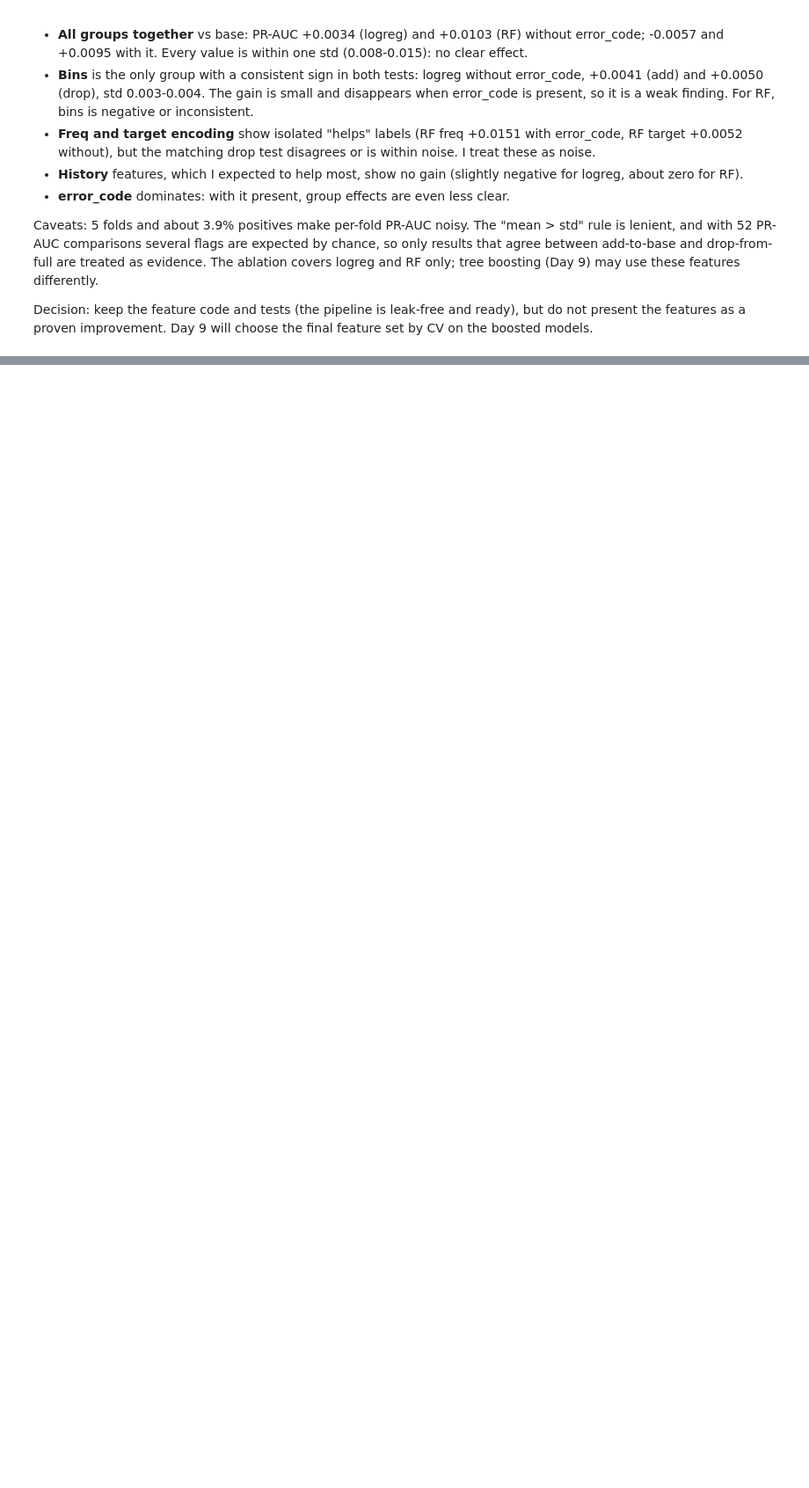
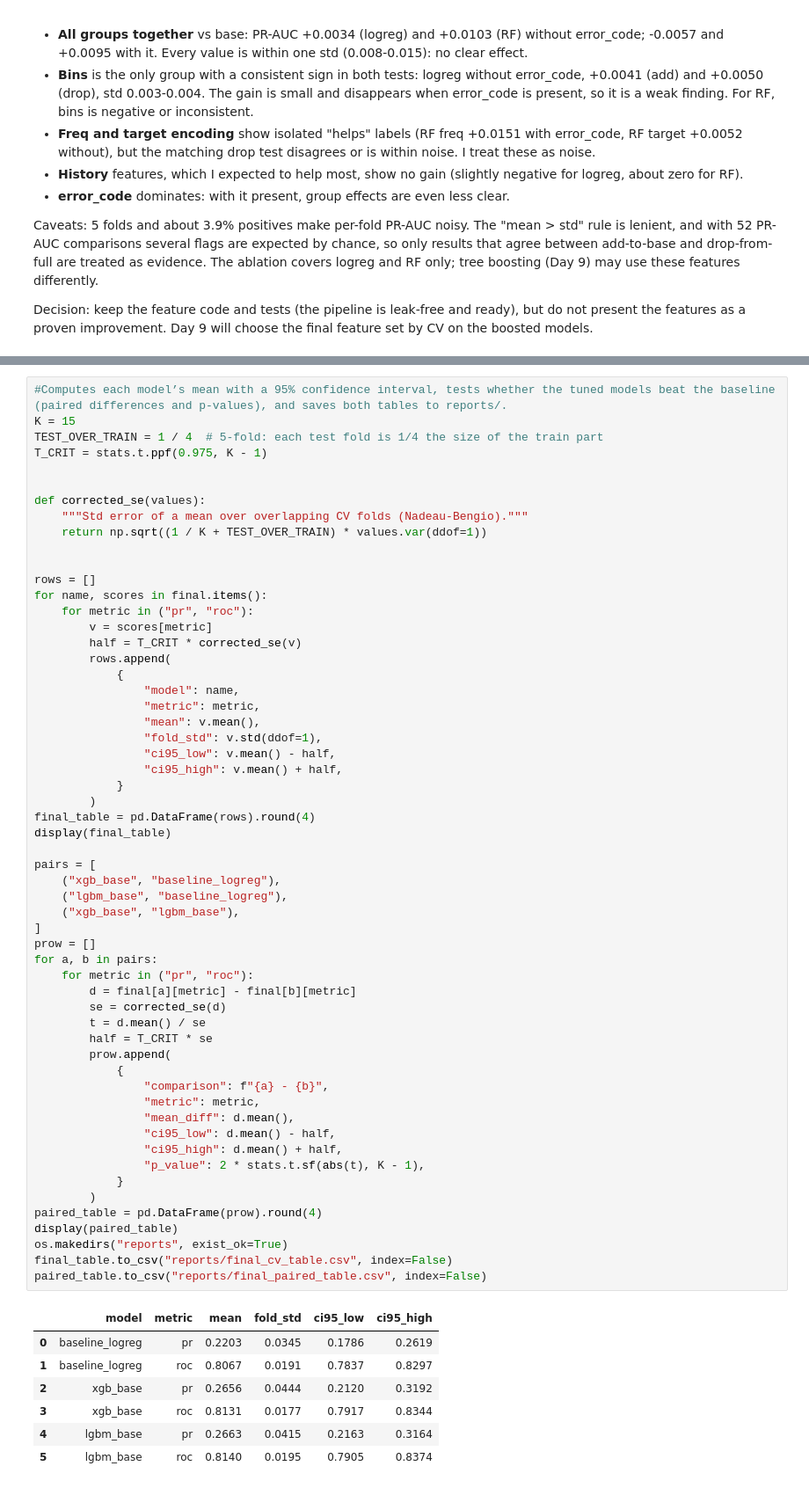
Before and after one commit to abhishekadbhute-create/abhishek-attenomy-ml-internship, a Jupyter notebook: notebooks/04_tuning.ipynb, the cells around one changed output, grey strips where cells are left out. Shown at 88% size. Cells and saved outputs as stored; diff of their text form; blank space fills up the shorter version.

```diff
--- a/notebooks/04_tuning.ipynb
+++ b/notebooks/04_tuning.ipynb
@@ -210,0 +385,65 @@ Decision: keep the feature code and tests (the pipeline is leak-free and ready),
+# %%
+#Computes each model’s mean with a 95% confidence interval, tests whether the tuned models beat the baseline (paired differences and p-values), and saves both tables to reports/.
+K = 15
+TEST_OVER_TRAIN = 1 / 4  # 5-fold: each test fold is 1/4 the size of the train part
+T_CRIT = stats.t.ppf(0.975, K - 1)
+
+
+def corrected_se(values):
+    """Std error of a mean over overlapping CV folds (Nadeau-Bengio)."""
+    return np.sqrt((1 / K + TEST_OVER_TRAIN) * values.var(ddof=1))
+
+
+rows = []
+for name, scores in final.items():
+    for metric in ("pr", "roc"):
+        v = scores[metric]
+        half = T_CRIT * corrected_se(v)
+        rows.append(
+            {
+                "model": name,
+                "metric": metric,
+                "mean": v.mean(),
+                "fold_std": v.std(ddof=1),
+                "ci95_low": v.mean() - half,
+                "ci95_high": v.mean() + half,
+            }
+        )
+final_table = pd.DataFrame(rows).round(4)
+display(final_table)
+
+pairs = [
+    ("xgb_base", "baseline_logreg"),
+    ("lgbm_base", "baseline_logreg"),
+    ("xgb_base", "lgbm_base"),
+]
+prow = []
+for a, b in pairs:
+    for metric in ("pr", "roc"):
+        d = final[a][metric] - final[b][metric]
+        se = corrected_se(d)
+        t = d.mean() / se
+        half = T_CRIT * se
+        prow.append(
+            {
+                "comparison": f"{a} - {b}",
+                "metric": metric,
+                "mean_diff": d.mean(),
+                "ci95_low": d.mean() - half,
+                "ci95_high": d.mean() + half,
+                "p_value": 2 * stats.t.sf(abs(t), K - 1),
+            }
+        )
+paired_table = pd.DataFrame(prow).round(4)
+display(paired_table)
+os.makedirs("reports", exist_ok=True)
+final_table.to_csv("reports/final_cv_table.csv", index=False)
+paired_table.to_csv("reports/final_paired_table.csv", index=False)
+# %% [output]
+|  | model | metric | mean | fold_std | ci95_low | ci95_high |
+| 0 | baseline_logreg | pr | 0.2203 | 0.0345 | 0.1786 | 0.2619 |
+| 1 | baseline_logreg | roc | 0.8067 | 0.0191 | 0.7837 | 0.8297 |
+| 2 | xgb_base | pr | 0.2656 | 0.0444 | 0.2120 | 0.3192 |
+| 3 | xgb_base | roc | 0.8131 | 0.0177 | 0.7917 | 0.8344 |
+| 4 | lgbm_base | pr | 0.2663 | 0.0415 | 0.2163 | 0.3164 |
+| 5 | lgbm_base | roc | 0.8140 | 0.0195 | 0.7905 | 0.8374 |
```
Also changed, not shown: parts of 9 cells of this notebook, 2 other files.
